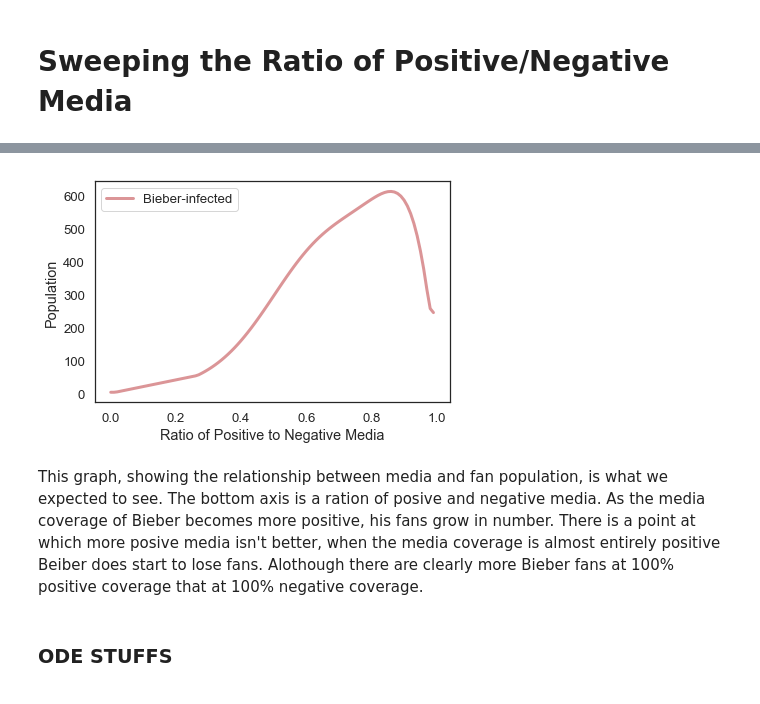
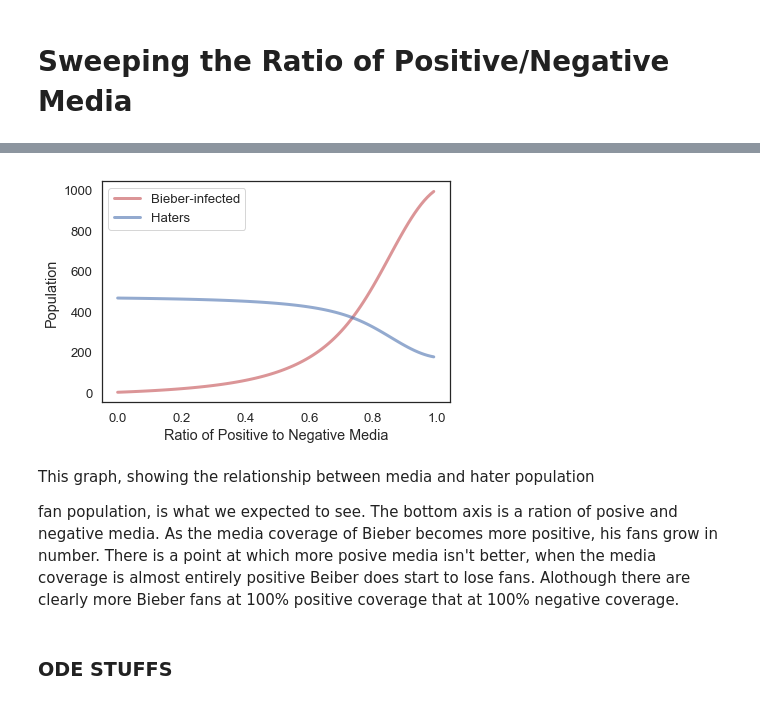
Before and after one commit to mpatil99/modsim-Project2, a Jupyter notebook: Project2.ipynb, the cells around one changed output, grey strips where cells are left out. Drawn from its saved outputs; the diff is of its cells as text; code cells hidden in the pictures.

Commit message:
Yay. The sweeps work

```diff
--- a/Project2.ipynb
+++ b/Project2.ipynb
@@ -247,10 +246,11 @@ Below we begin our first parameter sweep. Boredom controls the retention of the
 def sweep_b(pi, Beta, mu, b_array ,P, N, epsilon, gamma, dt):
     """Sweep a range of values for b.
 
-    beta_array: array of beta values
-    gamma: recovery rate
+    beta_array: array of boredom values
 
-    returns: SweepSeries that maps from beta to total infected
+    returns:
+    sweepB: sweepSeries that maps from b to max infected with main disease
+    sweepH: sweepSeries that maps from b to max infected with hater disease
     """
     sweepB = SweepSeries()
     sweepH = SweepSeries()
@@ -312,3 +267,0 @@ def sweep_beta(pi, Beta_array, mu, b ,P, N, epsilon, dt):
-# %%
-beta_array = linrange(0,.002,.00001)
-sweepB, sweepH = sweep_beta(10, beta_array, 1/144, 1/24, 2, 1, .75,1);
@@ -370,21 +274,26 @@ If the code above makes sense, This graph shows how boredome effects the populat
 # %% [markdown]
 # Sweeping the Ratio of Positive/Negative Media
 # %%
-def sweep_Media_Ratio(pi, Beta, mu, b ,P, N, e_array, dt):
-    """Sweep a range of values for b.
+def sweep_Media_Ratio(pi, Beta, mu, b ,P, N, e_array, gamma, dt):
+    """Sweep a range of values for e.
 
-    beta_array: array of beta values
-    gamma: recovery rate
+    e_array: array of epsilon values
 
-    returns: SweepSeries that maps from beta to total infected
+
+    returns:
+    sweepB: sweepSeries that maps from b to max infected with main disease
+    sweepH: sweepSeries that maps from b to max infected with hater disease
     """
-    sweep = SweepSeries()
+    sweepB = SweepSeries()
+    sweepH = SweepSeries()
     for e in e_array:
-        system = make_system(pi, Beta, mu, b ,P, N, e, dt)
-        frame = run_simulation(system, update_func_with_media) # Figure out what we actually want to measure here. Figure out which metric is best
-        sweep[system.epsilon] = frame.B.max();
+        system = make_system_H(pi, Beta, mu, b ,P, N, e,gamma, dt)
+        frame = run_simulation(system, update_func_H) # Figure out what we actually want to measure here. Figure out which metric is best
+        sweepB[system.epsilon] = frame.B.mean()
+        sweepH[system.epsilon] = frame.H.mean()
 
-    return sweep
+    return sweepB, sweepH;
 # %%
 e_array = linrange(0,1,.01);
-sweep = sweep_Media_Ratio(10, .00083, 1/144, 1/24, 2, 1, e_array,1);
+
+sweepB,sweepH = sweep_Media_Ratio(10, .00083, 1/144, 1/24, 2, 1, e_array,.01,.1);
@@ -391,10 +318,18 @@ sweep = sweep_Media_Ratio(10, .00083, 1/144, 1/24, 2, 1, e_array,1);
 # %%
-plot(sweep, label = "Bieber-infected",color = "r");
+plot(sweepB, label = "Bieber-infected",color = "r");
+plot(sweepH, label = "Haters",color = "b");
+
 decorate(xlabel = "Ratio of Positive to Negative Media", ylabel = "Population");
 # %% [output]
-[figure, old version]
+[figure, new version]
 # %% [markdown]
-This graph, showing the relationship between media and fan population, is what we expected to see. The bottom axis is a ration of posive and negative media. As the media coverage of Bieber becomes more positive, his fans grow in number. There is a point at which more posive media isn't better, when the media coverage is almost entirely positive Beiber does start to lose fans. Alothough there are clearly more Bieber fans at 100% positive coverage that at 100% negative coverage.
+This graph, showing the relationship between media and hater population
+
+
+
+
+
+fan population, is what we expected to see. The bottom axis is a ration of posive and negative media. As the media coverage of Bieber becomes more positive, his fans grow in number. There is a point at which more posive media isn't better, when the media coverage is almost entirely positive Beiber does start to lose fans. Alothough there are clearly more Bieber fans at 100% positive coverage that at 100% negative coverage.
 # %% [markdown]
 ### ODE STUFFS
 # %%
```
Also changed, not shown: parts of 26 cells of this notebook.
